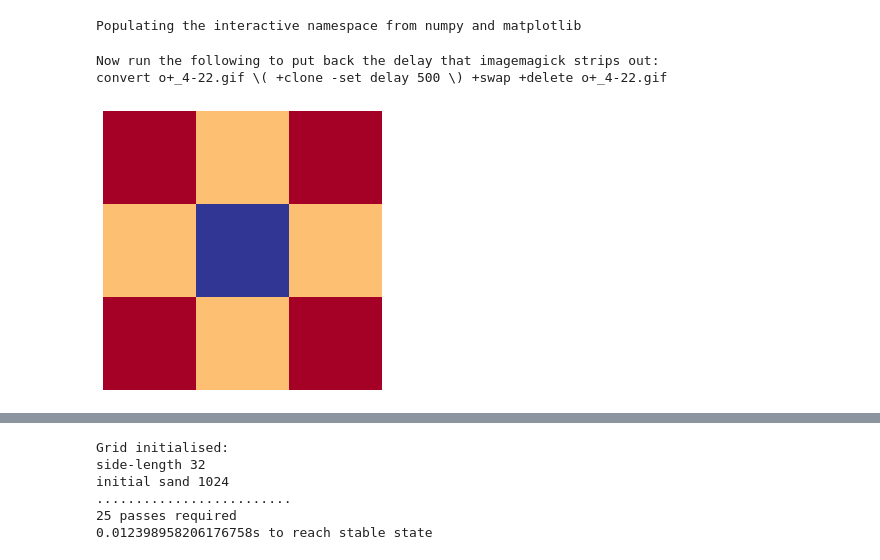
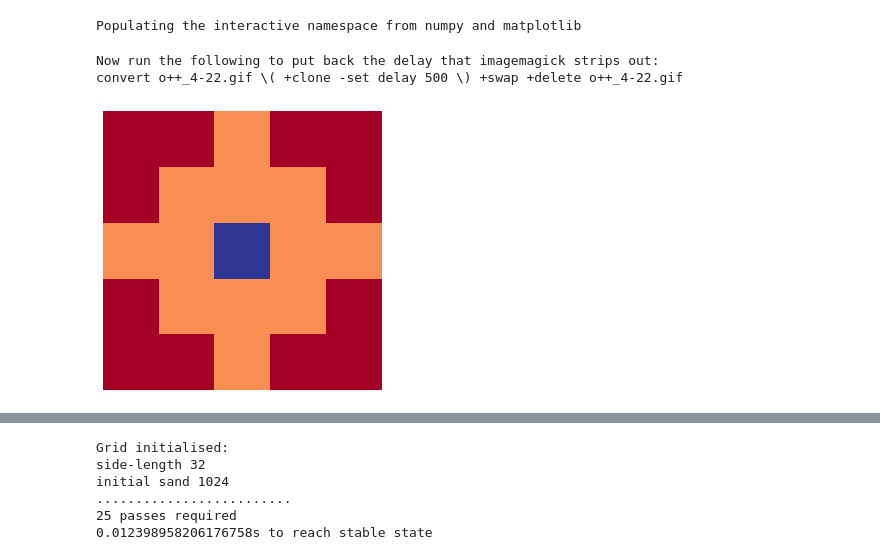
Before and after one commit to sminez/recreational_mathematics, a Jupyter notebook: Sandpiles/Sandpiles.ipynb, the cells around one changed output, grey strips where cells are left out. Cells and saved outputs as stored; diff of their text form; code cells hidden in the pictures.

```diff
--- a/Sandpiles/Sandpiles.ipynb
+++ b/Sandpiles/Sandpiles.ipynb
@@ -98,11 +98,9 @@ def animate_by_n(start_stop=(4,22), pattern='+', fps=2, trim=True, cmap="RdYlBu"
     plt.show()
 # %% [output]
 Populating the interactive namespace from numpy and matplotlib
-# %%
-#data = from_csv(20, "++", ".")
-#visualise(data, 10)
-animate_by_n((4,22), "o+")
-# %% [output]
-Now run the following to put back the delay that imagemagick strips out:
-convert o+_4-22.gif \( +clone -set delay 500 \) +swap +delete o+_4-22.gif
-[figure, removed]
+# %%
+animate_by_n((4,22), "o++")
+# %% [output]
+Now run the following to put back the delay that imagemagick strips out:
+convert o++_4-22.gif \( +clone -set delay 500 \) +swap +delete o++_4-22.gif
+[figure, added]
```
Also changed, not shown: parts of 2 cells of this notebook, 12 other files.
